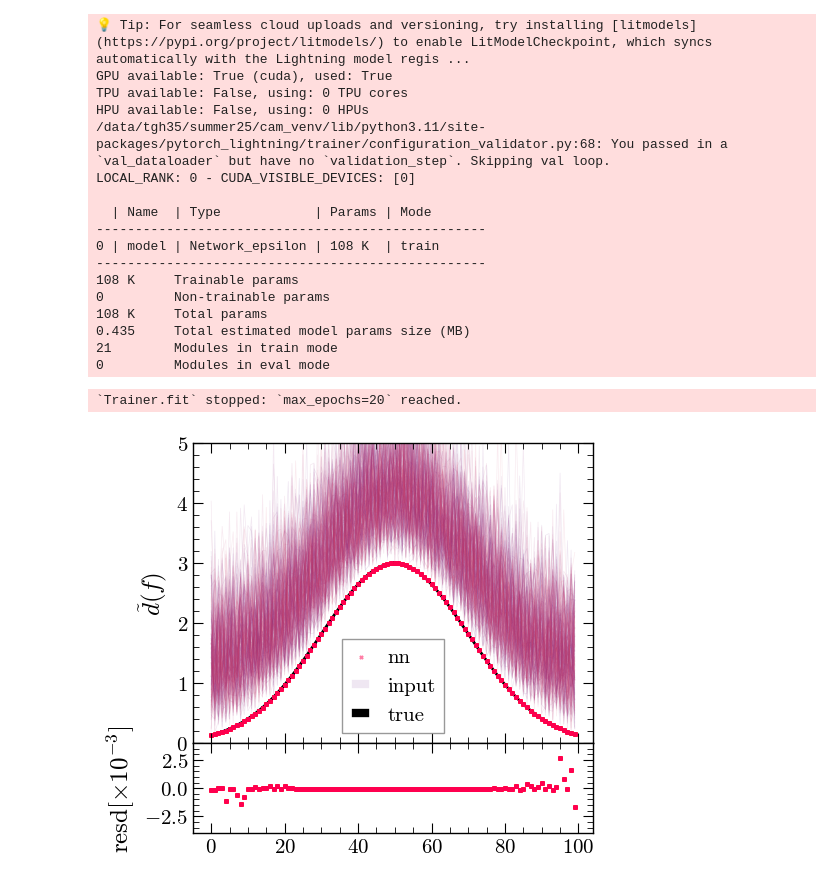
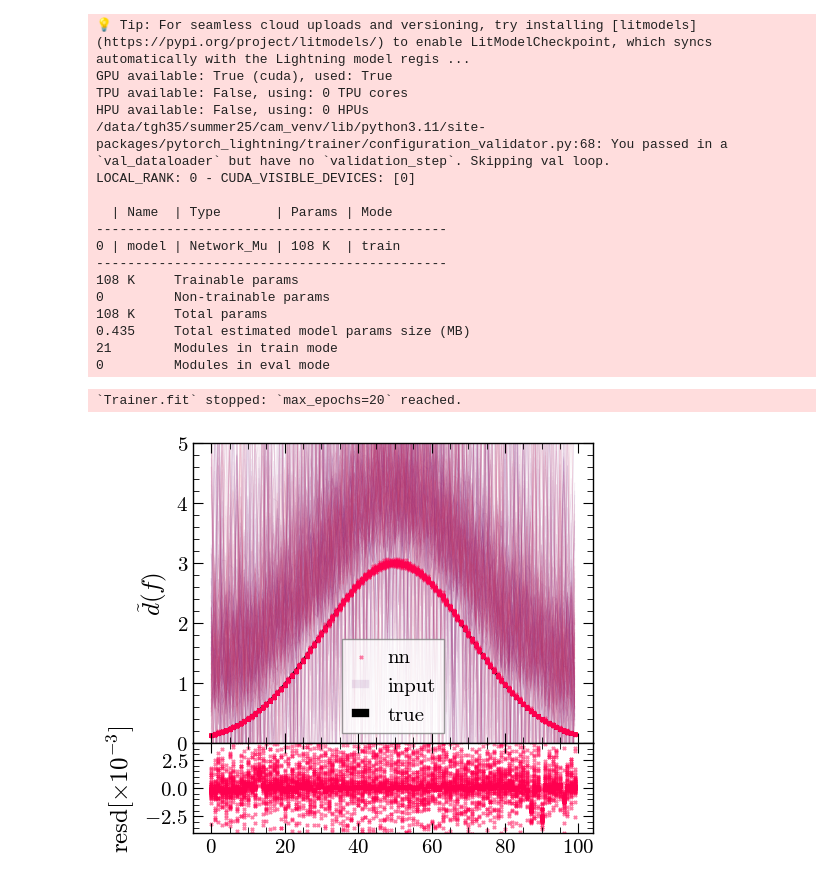
Before and after one commit to james-alvey-42/gw-mist, a Jupyter notebook: notebooks/week6/train_mu.ipynb, the cells around one changed output. Cells and saved outputs as stored; diff of their text form; code cells hidden in the pictures.

```diff
--- a/notebooks/week6/train_mu.ipynb
+++ b/notebooks/week6/train_mu.ipynb
@@ -154,13 +154,17 @@ class Network_Mu(torch.nn.Module):
         noise = torch.complex(torch.randn(x_shape).cuda(), torch.randn(x_shape).cuda()).cuda()
         norm_noise = torch.abs(noise)
 
+        # generate some epsilon #
+        ni = x['ni']
+        epsilon_sim =  (2 * self.bounds() * torch.rand(x['x'].shape, device= x['x'].device, dtype= x['x'].dtype) - self.bounds()) * ni
+
         # generate a mu block like x #
         m, amp, sigma = [Nbins/2,3,20]
         grid = torch.arange(Nbins).cuda()
         mu = amp * torch.exp(-0.5 * ((grid - m) / sigma) ** 2)
         mu_block = (torch.ones(x_shape).cuda())*mu.unsqueeze(0)
 
-        stoch_mu  = mu_block+norm_noise
+        stoch_mu  = mu_block+norm_noise+epsilon_sim
 
         # gen net #
         net_mu = self.mu(stoch_mu)
@@ -199,10 +203,10 @@ HPU available: False, using: 0 HPUs
 /data/tgh35/summer25/cam_venv/lib/python3.11/site-packages/pytorch_lightning/trainer/configuration_validator.py:68: You passed in a `val_dataloader` but have no `validation_step`. Skipping val loop.
 LOCAL_RANK: 0 - CUDA_VISIBLE_DEVICES: [0]
 
-  | Name  | Type            | Params | Mode
---------------------------------------------------
-0 | model | Network_epsilon | 108 K  | train
---------------------------------------------------
+  | Name  | Type       | Params | Mode
+---------------------------------------------
+0 | model | Network_Mu | 108 K  | train
+---------------------------------------------
 108 K     Trainable params
 0         Non-trainable params
 108 K     Total params
@@ -225,36 +229,36 @@ ax2 = fig.add_axes((0,-.3,1,0.3), sharex=ax1)
 plt.setp(ax1.get_xticklabels(), visible=False)
 
 
 obs = simulator.sample(number)
 
-true = obs['x0'].cuda()
+true = obs['xi'].cuda()
 pred = network_mu.mu(true)
 
 pred_cpu = pred.cpu().detach().numpy()
 
 xvals = np.arange(100)
 
 for i in range(number):
     ax1.scatter(xvals, pred_cpu[i], s=5,alpha=0.5,color='#ff004f', label=('nn' if i==0 else None), marker='x')
     resd = pred_cpu[i] - obs['mu'][0].numpy()
     ax2.scatter(xvals, resd*10*33, s=5,alpha=0.5,color='#ff004f', label='nn', marker='x')
 
-    ax1.plot(xvals, obs['x0'][i], lw=0.5, alpha=0.1, zorder=-10, label=('input' if i==0 else None), color=colors[i])
+    ax1.plot(xvals, obs['xi'][i], lw=0.5, alpha=0.1, zorder=-10, label=('input' if i==0 else None), color=colors[i])
 
 ax1.plot(xvals, obs['mu'][0], label='true', color='black', lw=2, zorder=-1)
 ax1.legend()
 
 ax1.set_ylim([0,5])
 ax1.set_ylabel(r'$\tilde{d}(f)$')
 ax2.set_ylim([-4,4])
 ax2.set_ylabel(r'resd$[\times 10^{-3}]$')
 
 pf.fix_plot([ax1,ax2])
 plt.tight_layout()
 
 plt.savefig(f'figs/munet_predictor.png', dpi=700, bbox_inches = 'tight')
 # %% [output]
-[figure, old version]
+[figure, new version]
 # %%
 # nsample = 2**11
 # nmc = 2**21
```
Also changed, not shown: parts of 5 cells of this notebook, 2 other files.
